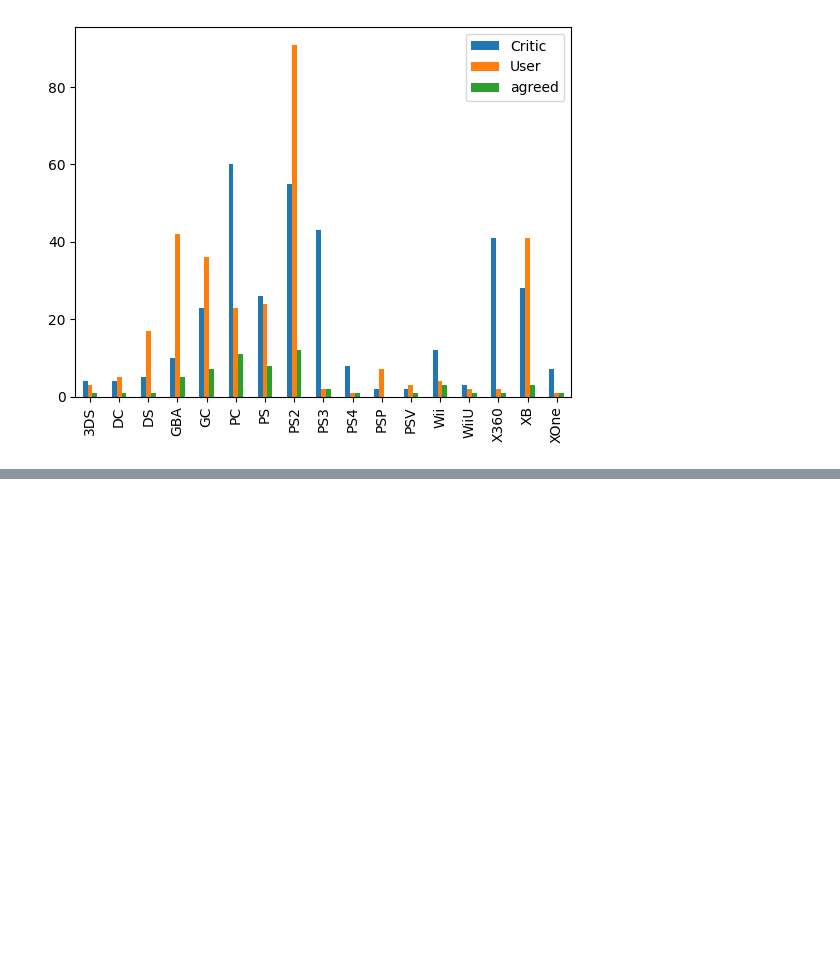
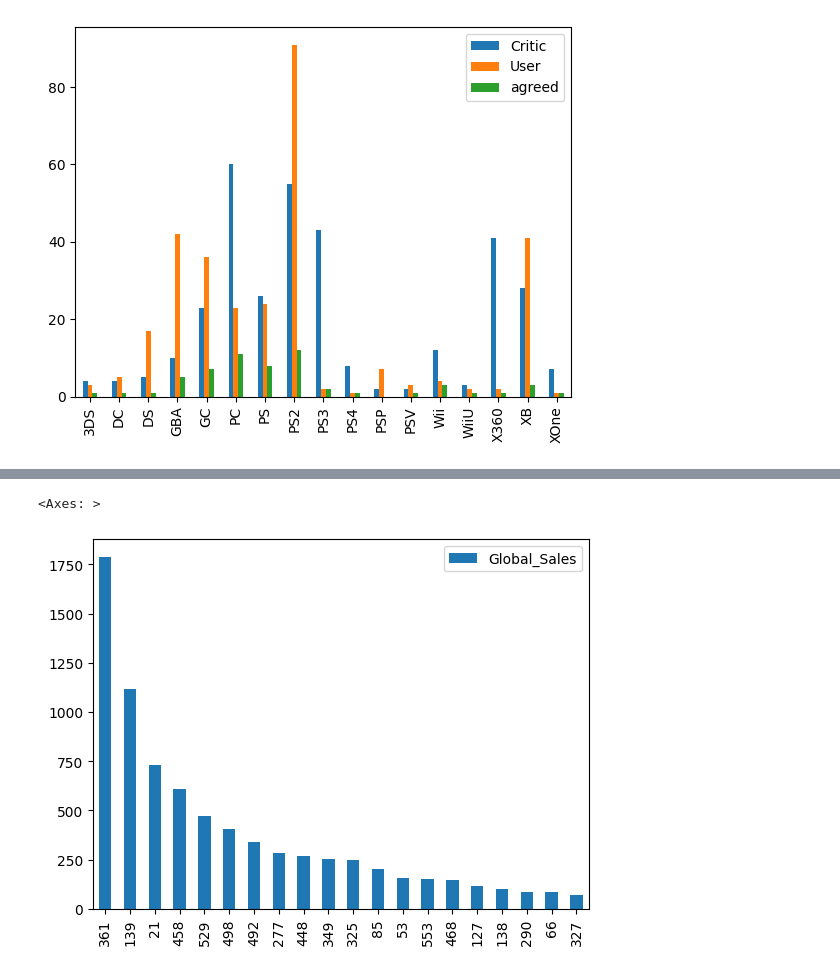
Before and after one commit to dmorton714/Video_Game_data, a Jupyter notebook: video_games.ipynb, the cells around one changed output, grey strips where cells are left out. Cells and saved outputs as stored; diff of their text form; code cells hidden in the pictures; blank space fills up the shorter version.

Commit message:
global sales to publisher

```diff
--- a/video_games.ipynb
+++ b/video_games.ipynb
@@ -202,0 +185,8 @@ comp.plot.bar()
+# %%
+# df2 = df.groupby(['publisher']).sum()
+# df2 =df.groupby(['Courses']).sum()
+# df2.first()
+
+df2 = df.groupby(['Publisher'])['Global_Sales'].sum().reset_index()
+df2 = df2.sort_values(by = 'Global_Sales', ascending=False)
+df2.head(20)
@@ -202,0 +211,5 @@ comp.plot.bar()
+# %%
+df2.iloc[0:20].plot.bar()
+# %% [output]
+<Axes: >
+[figure, added]
```
Also changed, not shown: parts of 6 cells of this notebook.
